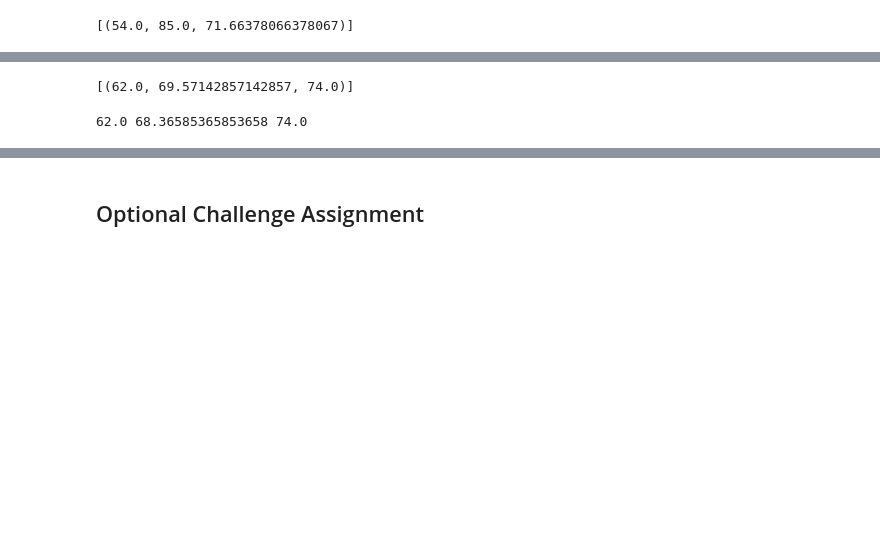
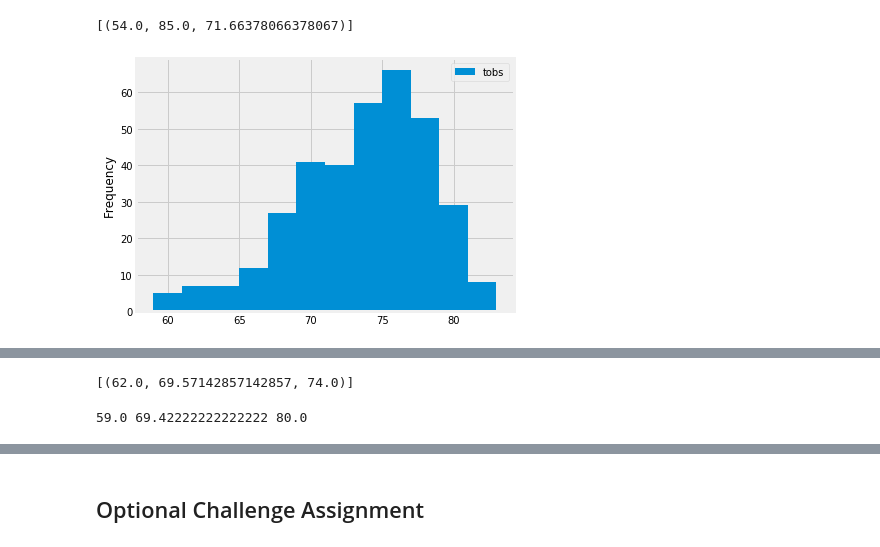
Before and after one commit to ehuey001/Advanced-SQL-Alchemy, a Jupyter notebook: climate_starter.ipynb, the cells around one changed output, grey strips where cells are left out. Saved outputs shown, nothing was run; the diff lists cells and outputs as text; code cells hidden in the pictures; blank space fills up the shorter version.

```diff
--- a/climate_starter.ipynb
+++ b/climate_starter.ipynb
@@ -94,6 +117,15 @@ session.query(func.count(Measurement.date))
 # %%
 # Choose the station with the highest number of temperature observations.
 # Query the last 12 months of temperature observation data for this station and plot the results as a histogram
+results = session.query(Measurement.tobs).\
+    filter(Measurement.station == 'USC00519281').\
+    filter(Measurement.date >= '2016-08-23').all()
+
+df = pd.DataFrame(results, columns=["tobs"])
+df.plot.hist(bins=12)
+plt.tight_layout()
+# %% [output]
+[figure, added]
 # %% [markdown]
 ![precipitation](Images/station-histogram.png)
 # %%
@@ -120,8 +152,16 @@ print(calc_temps('2012-02-28', '2012-03-05'))
 # %%
 # Use your previous function `calc_temps` to calculate the tmin, tavg, and tmax
 # for your trip using the previous year's data for those same dates.
+import datetime as dt
+
+prev_year_open = dt.date(2018, 2, 1) - dt.timedelta(days=365)
+prev_year_close = dt.date(2018, 2, 7) - dt.timedelta(days=365)
+
+tmin, tavg, tmax = calc_temps(prev_year_open.strftime("%Y-%m-%d"),
+                              prev_year_close.strftime("%Y-%m-%d"))[0]
+print(tmin, tavg, tmax)
 # %% [output]
-62.0 68.36585365853658 74.0
+59.0 69.42222222222222 80.0
 # %%
 # Plot the results from your previous query as a bar chart.
 # Use "Trip Avg Temp" as your Title
```
Also changed, not shown: parts of 10 cells of this notebook.
